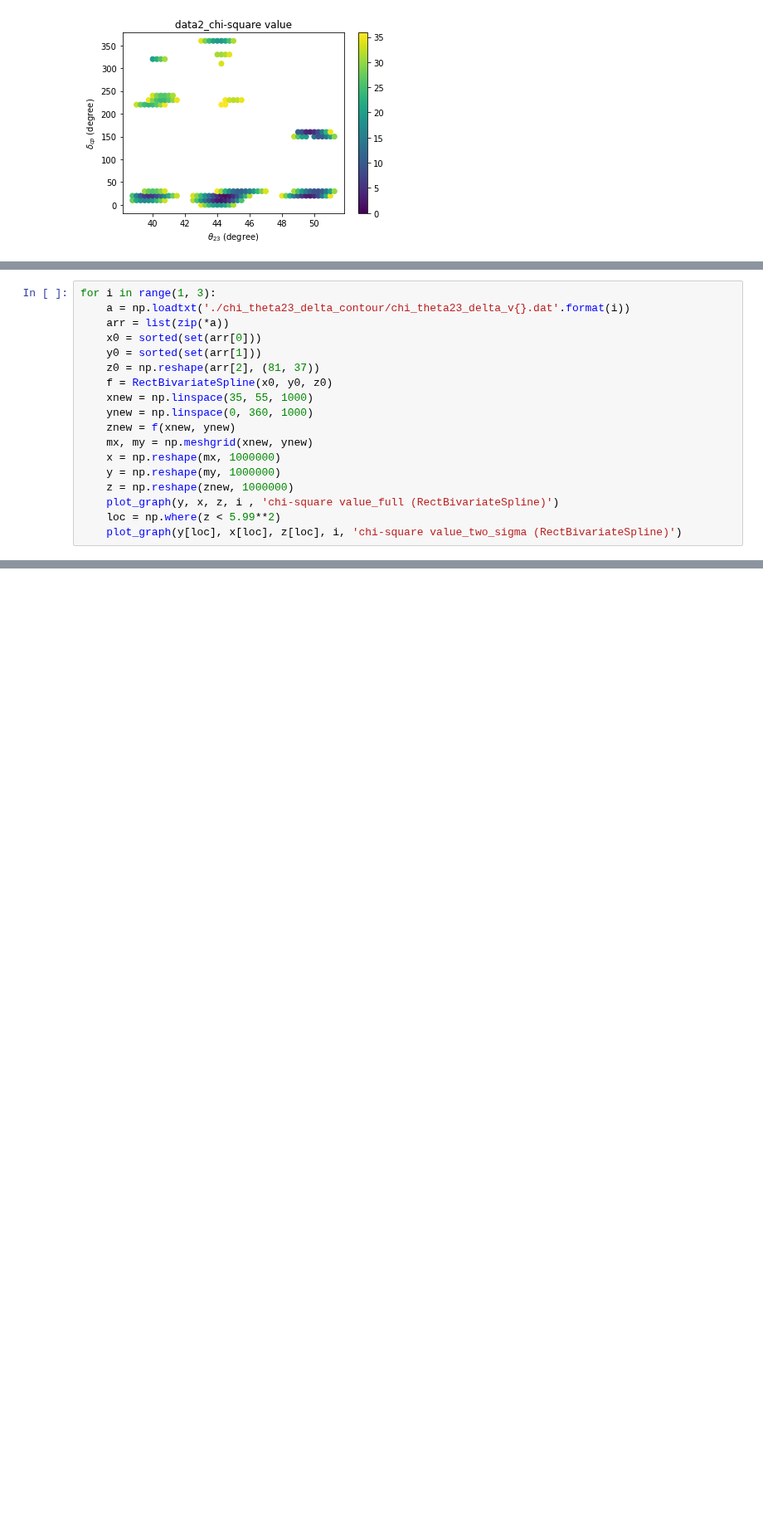
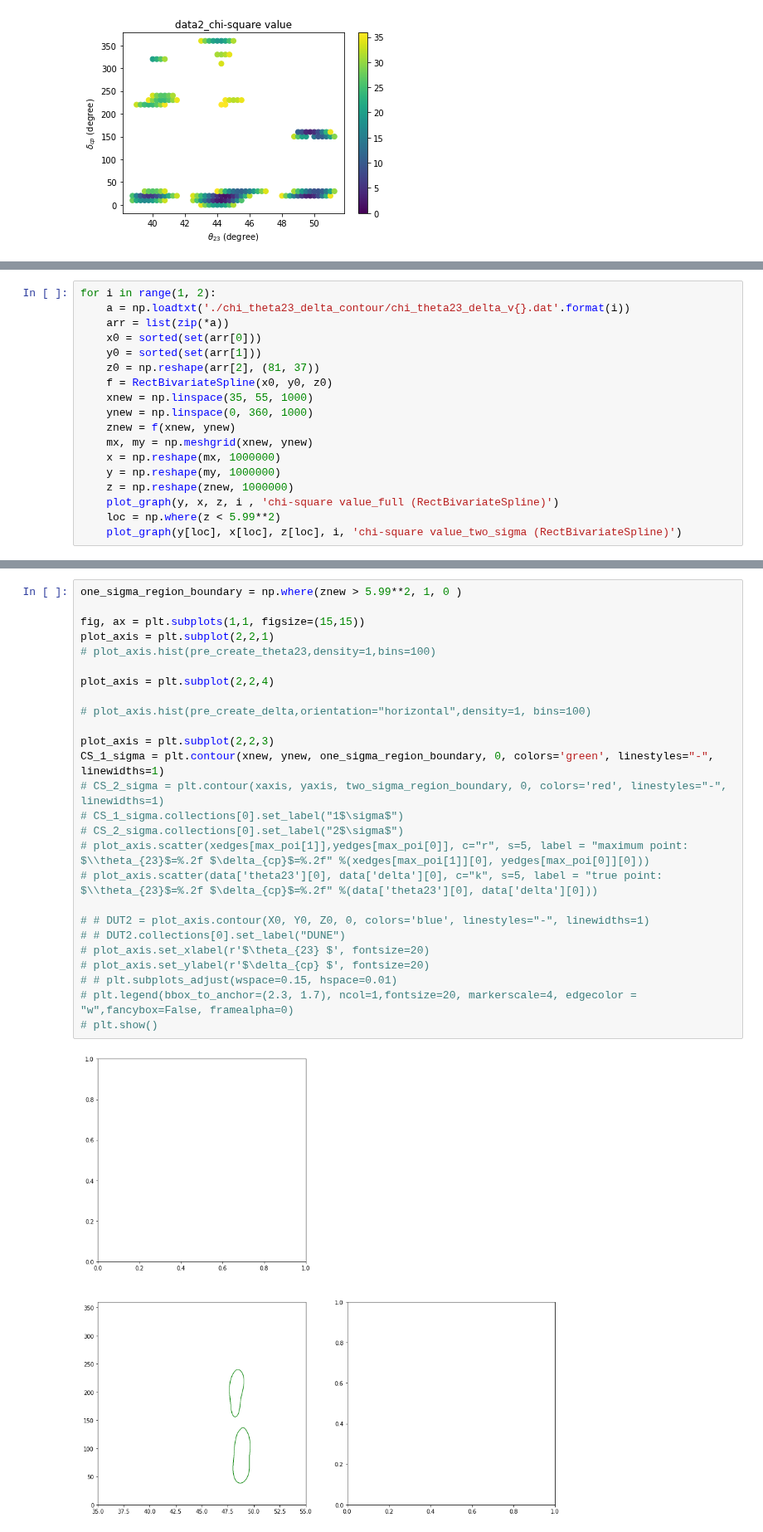
Before and after one commit to davidho27941/ML4NO, a Jupyter notebook: NSI/globes_contour.ipynb, the cells around one changed output, grey strips where cells are left out. Shown at 83% size. Saved outputs shown, nothing was run; the diff lists cells and outputs as text; blank space fills up the shorter version.

```diff
--- a/NSI/globes_contour.ipynb
+++ b/NSI/globes_contour.ipynb
@@ -46,5 +41,5 @@ for i in range(1, 3):
 # %%
-for i in range(1, 3):
+for i in range(1, 2):
     a = np.loadtxt('./chi_theta23_delta_contour/chi_theta23_delta_v{}.dat'.format(i))
     arr = list(zip(*a))
     x0 = sorted(set(arr[0]))
@@ -68,0 +62,28 @@ for i in range(1, 3):
+# %%
+one_sigma_region_boundary = np.where(znew > 5.99**2, 1, 0 )
+
+fig, ax = plt.subplots(1,1, figsize=(15,15))
+plot_axis = plt.subplot(2,2,1)
+# plot_axis.hist(pre_create_theta23,density=1,bins=100)
+
+plot_axis = plt.subplot(2,2,4)
+
+# plot_axis.hist(pre_create_delta,orientation="horizontal",density=1, bins=100)
+
+plot_axis = plt.subplot(2,2,3)
+CS_1_sigma = plt.contour(xnew, ynew, one_sigma_region_boundary, 0, colors='green', linestyles="-", linewidths=1)
+# CS_2_sigma = plt.contour(xaxis, yaxis, two_sigma_region_boundary, 0, colors='red', linestyles="-", linewidths=1)
+# CS_1_sigma.collections[0].set_label("1$\sigma$")
+# CS_2_sigma.collections[0].set_label("2$\sigma$")
+# plot_axis.scatter(xedges[max_poi[1]],yedges[max_poi[0]], c="r", s=5, label = "maximum point: $\\theta_{23}$=%.2f $\delta_{cp}$=%.2f" %(xedges[max_poi[1]][0], yedges[max_poi[0]][0]))
+# plot_axis.scatter(data['theta23'][0], data['delta'][0], c="k", s=5, label = "true point: $\\theta_{23}$=%.2f $\delta_{cp}$=%.2f" %(data['theta23'][0], data['delta'][0]))
+
+# # DUT2 = plot_axis.contour(X0, Y0, Z0, 0, colors='blue', linestyles="-", linewidths=1)
+# # DUT2.collections[0].set_label("DUNE")
+# plot_axis.set_xlabel(r'$\theta_{23} $', fontsize=20)
+# plot_axis.set_ylabel(r'$\delta_{cp} $', fontsize=20)
+# # plt.subplots_adjust(wspace=0.15, hspace=0.01)
+# plt.legend(bbox_to_anchor=(2.3, 1.7), ncol=1,fontsize=20, markerscale=4, edgecolor = "w",fancybox=False, framealpha=0)
+# plt.show()
+# %% [output]
+[figure, added]
```
Also changed, not shown: parts of 2 cells of this notebook, 4 other files.
